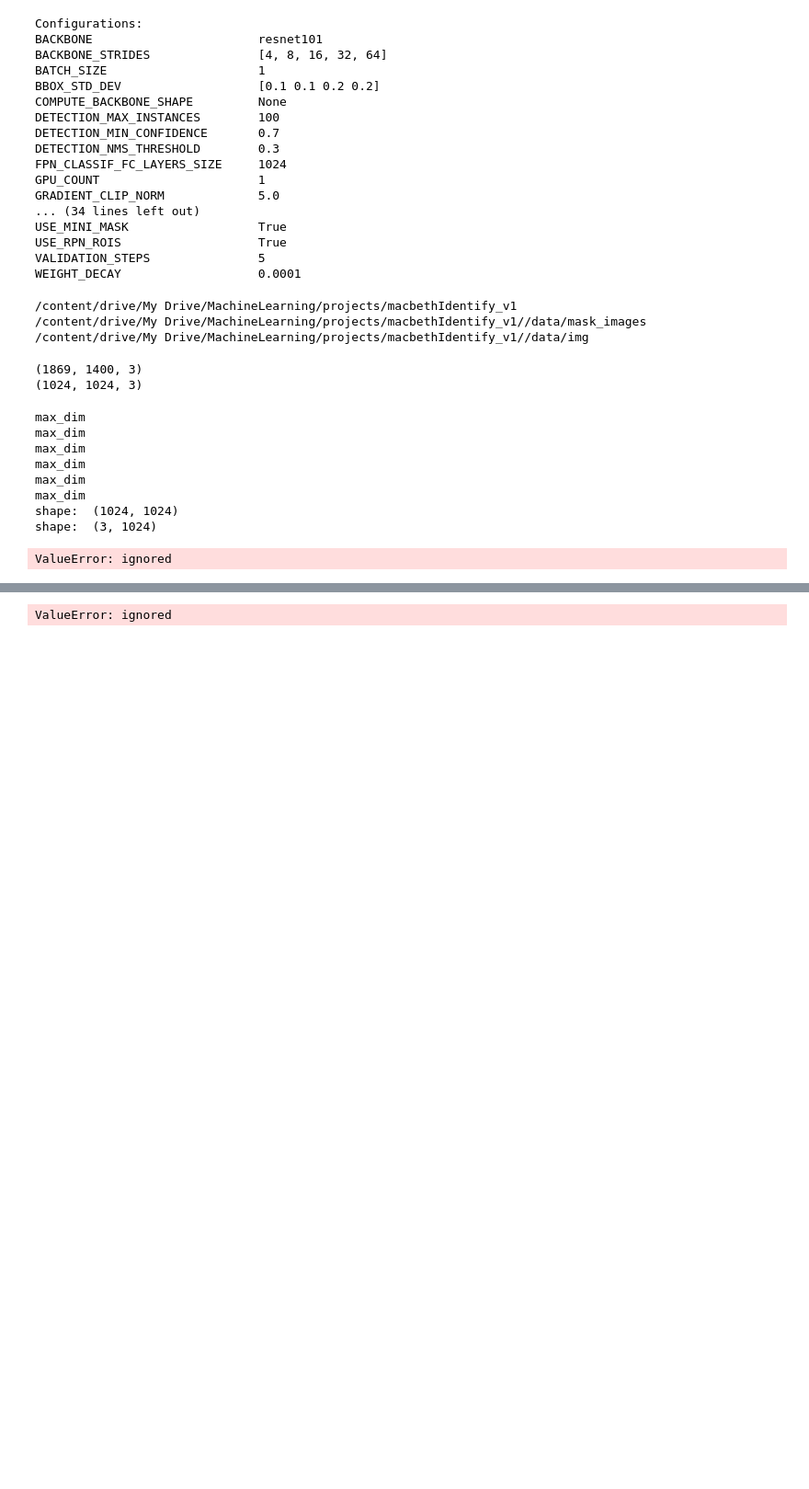
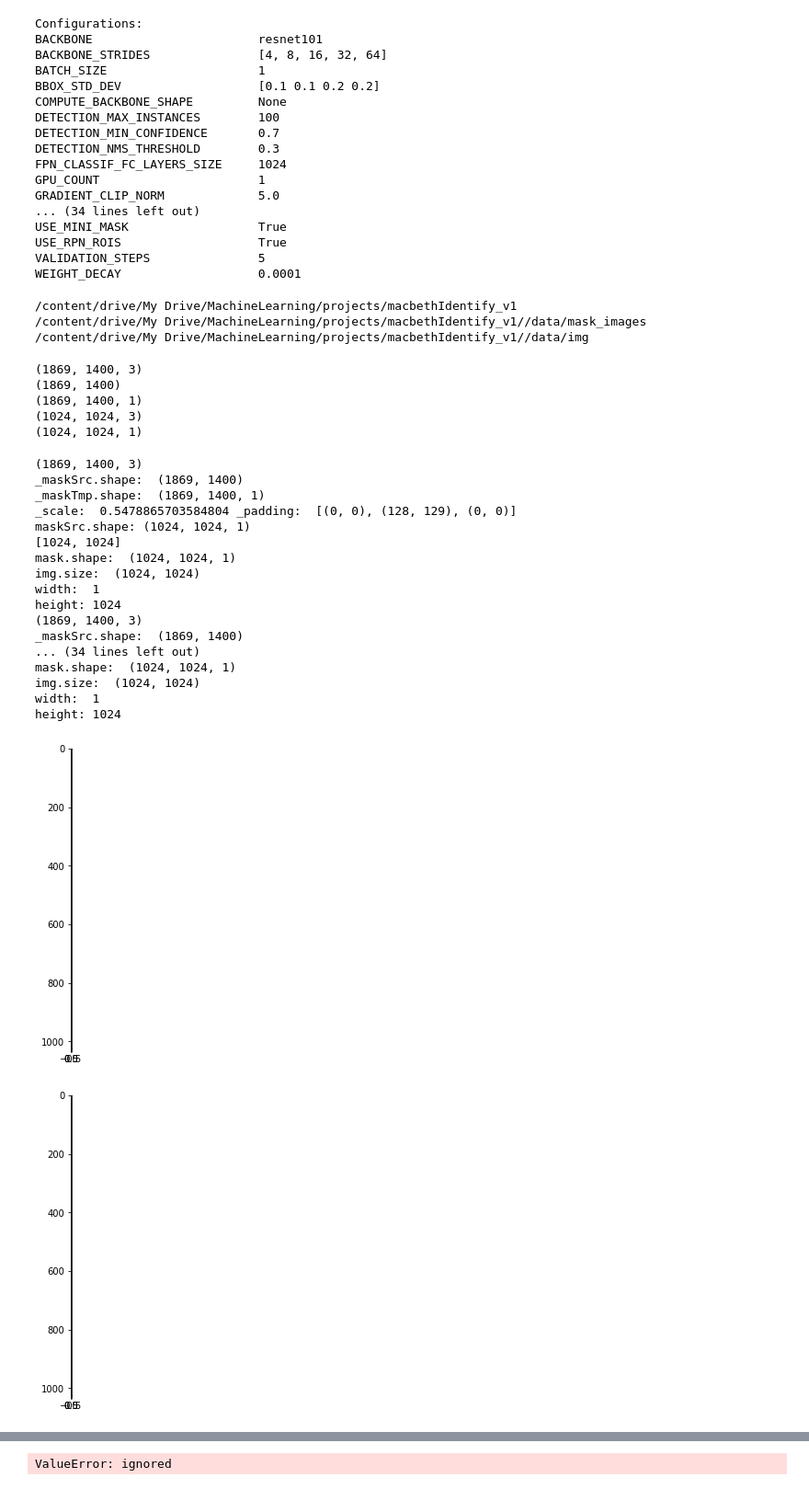
Before and after one commit to aaronbbarclay/mine, a Jupyter notebook: Macbeth_learn_maskrcnn_v1.ipynb, the cells around one changed output, grey strips where cells are left out. Shown at 92% size. Drawn from its saved outputs; the diff is of its cells as text; code cells hidden in the pictures; blank space fills up the shorter version.

```diff
--- a/Macbeth_learn_maskrcnn_v1.ipynb
+++ b/Macbeth_learn_maskrcnn_v1.ipynb
@@ -651,7 +764,8 @@ print(imageFilesBasePath)
 /content/drive/My Drive/MachineLearning/projects/macbethIdentify_v1//data/img
 # %%
 # test stuff
-testPath = "/content/drive/My Drive/MachineLearning/projects/macbethIdentify_v1//data/img/penn_jillette_00135.jpg"
+imgPath = "/content/drive/My Drive/MachineLearning/projects/macbethIdentify_v1//data/img/penn_jillette_00135.jpg"
+maskPath = "/content/drive/My Drive/MachineLearning/projects/macbethIdentify_v1//data/mask_images/penn_jillette_00135_class_macbeth.png"
 #mask = np.zeros([1000, 2000, 1], dtype=np.uint8)
 
 #test = MacbethDataset()
@@ -664,14 +778,26 @@ testPath = "/content/drive/My Drive/MachineLearning/projects/macbethIdentify_v1/
 
 #print(array.shape)
 
-image = skimage.io.imread(testPath)
+image = skimage.io.imread(imgPath)
+_mask = skimage.io.imread(maskPath)
+
+mask = numpy.expand_dims(_mask, axis=2)
 
 print(image.shape)
+print(_mask.shape)
+print(mask.shape)
+
 resized_image = utils.resize_image(image, max_dim=1024)
+resized_mask = utils.resize_mask(mask, resized_image[2], resized_image[3])
+
 print(resized_image[0].shape)
+print(resized_mask.shape)
 # %% [output]
 (1869, 1400, 3)
+(1869, 1400)
+(1869, 1400, 1)
 (1024, 1024, 3)
+(1024, 1024, 1)
 # %%
 #
 # Visualise image and matte overlays are working through the dataset class
@@ -694,41 +820,59 @@ dataset_train.load_macbeths(imageFilesBasePath, "train")
 
 
 
 for i, f in enumerate(dataset_train.image_ids):
 
     #_img = dataset_train.load_image
     _img = dataset_train.load_image(f)
+    print(_img.shape)
 
     _resizeResults = my_resize_image(_img, max_dim=1024)
     img = Image.fromarray(_resizeResults[0])
 
     #tst = dataset_train.load_image(f)
     #print(tst.dtype)
     #img2 = utils.resize_image(img, max_dim=1024)
 
     mask = Image.fromarray(dataset_train.load_mask(f)[1])
 
-    print("shape: ", img.size)
-    print("shape: ", mask.size)
+    print("img.size: ", img.size)
+    print("width: ", mask.width)
+    print("height:", mask.height)
 
+    plt.figure(figsize=(8, 6))
+    #plt.title("banana")
+    plt.imshow(mask)
+
+    """
     # Test overlays of masks
     channels = img.split()
     #print(channels)
     #print(mask)
 
     testImage = PIL.ImageChops.add(channels[0], mask)
     newImage = Image.merge("RGB", (testImage, channels[1], channels[2]))
 
     plt.figure(figsize=(8, 6))
     plt.title("banana")
     plt.imshow(newImage)
+"""
 # %% [output]
-max_dim
-max_dim
-max_dim
-max_dim
-max_dim
-max_dim
-shape:  (1024, 1024)
-shape:  (3, 1024)
+(1869, 1400, 3)
+_maskSrc.shape:  (1869, 1400)
+_maskTmp.shape:  (1869, 1400, 1)
+_scale:  0.5478865703584804 _padding:  [(0, 0), (128, 129), (0, 0)]
+maskSrc.shape: (1024, 1024, 1)
+[1024, 1024]
+mask.shape:  (1024, 1024, 1)
+img.size:  (1024, 1024)
+width:  1
+height: 1024
+(1869, 1400, 3)
+_maskSrc.shape:  (1869, 1400)
+... (34 lines left out)
+mask.shape:  (1024, 1024, 1)
+img.size:  (1024, 1024)
+width:  1
+height: 1024
-ValueError: ignored
+[figure, added]
+[figure, added]
```
Also changed, not shown: parts of 4 cells of this notebook.
